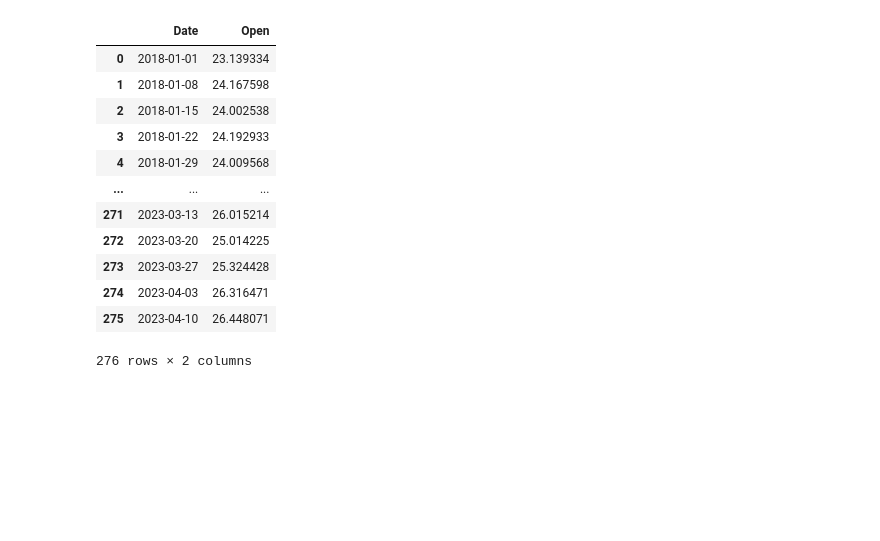
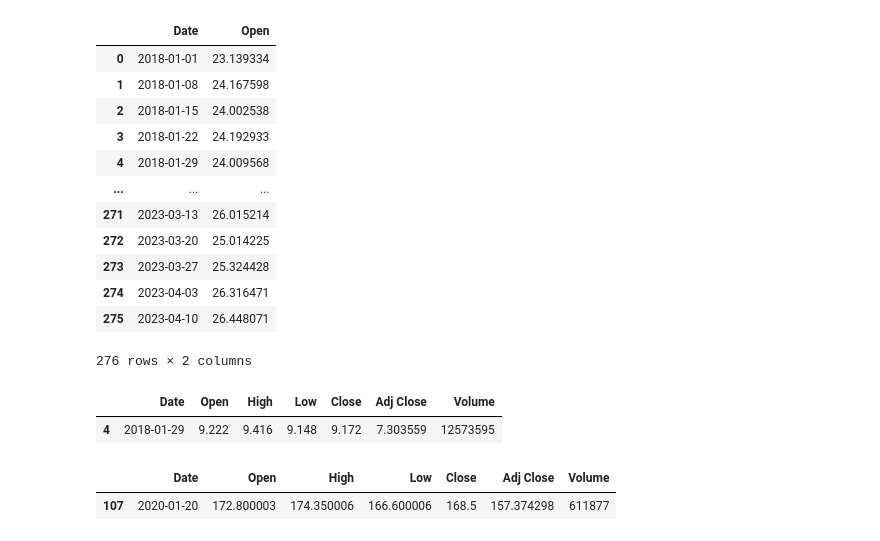
Before and after one commit to mgiljimenez/EDA_IBEX35, a Jupyter notebook: main.ipynb, the cells around one changed output. Saved outputs shown, nothing was run; the diff lists cells and outputs as text; code cells hidden in the pictures; blank space fills up the shorter version.

```diff
--- a/main.ipynb
+++ b/main.ipynb
@@ -200,0 +202,18 @@ display(fig)
+# %%
+max_open = BKT["Open"].max()
+max_open_rows = BKT[BKT["Open"] == max_open]
+max_open_data = max_open_rows.loc[:, :]
+
+max_open_data
+# %% [output]
+|  | Date | Open | High | Low | Close | Adj Close | Volume |
+| 4 | 2018-01-29 | 9.222 | 9.416 | 9.148 | 9.172 | 7.303559 | 12573595 |
+# %%
+for valor in valores:
+datos_2020=nameof(valor)[AENA["Date"].str.startswith("2020")]
+max_open=AENA[AENA["Open"]==AENA_2020["Open"].max()]
+print(valor)
+print(max_open)
+# %% [output]
+|  | Date | Open | High | Low | Close | Adj Close | Volume |
+| 107 | 2020-01-20 | 172.800003 | 174.350006 | 166.600006 | 168.5 | 157.374298 | 611877 |
```
Also changed, not shown: parts of 3 cells of this notebook, 40 other files.
